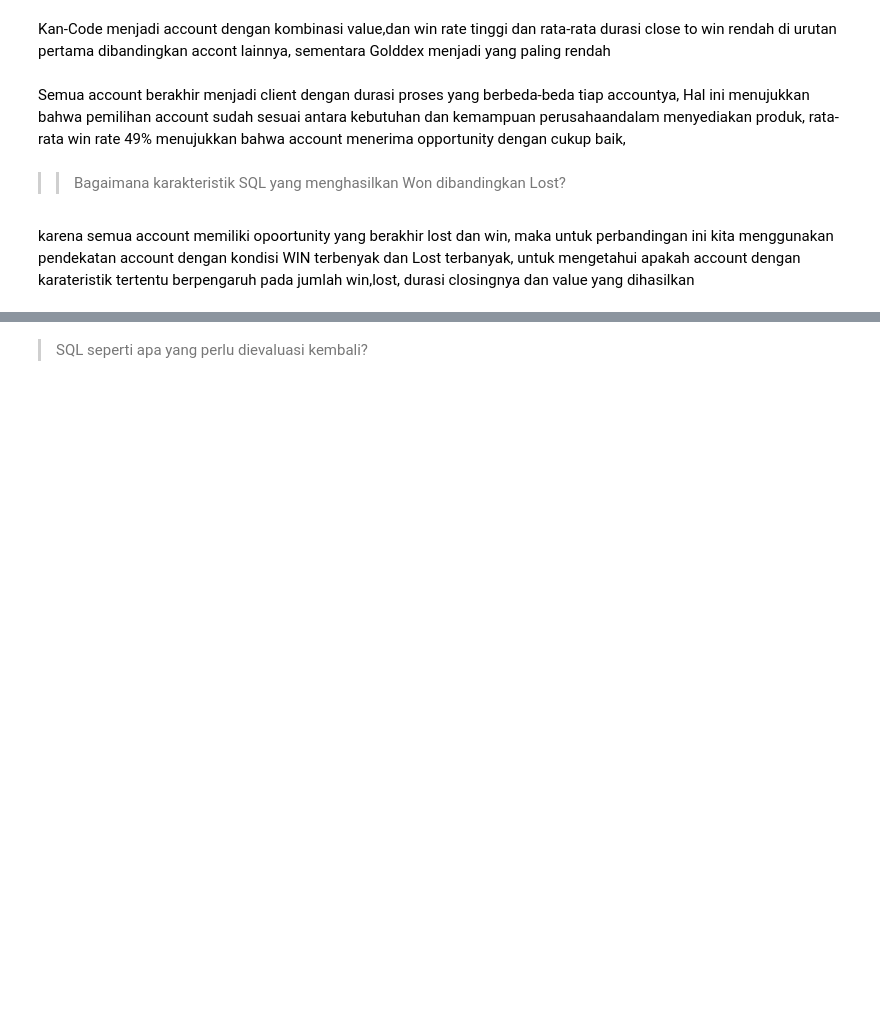
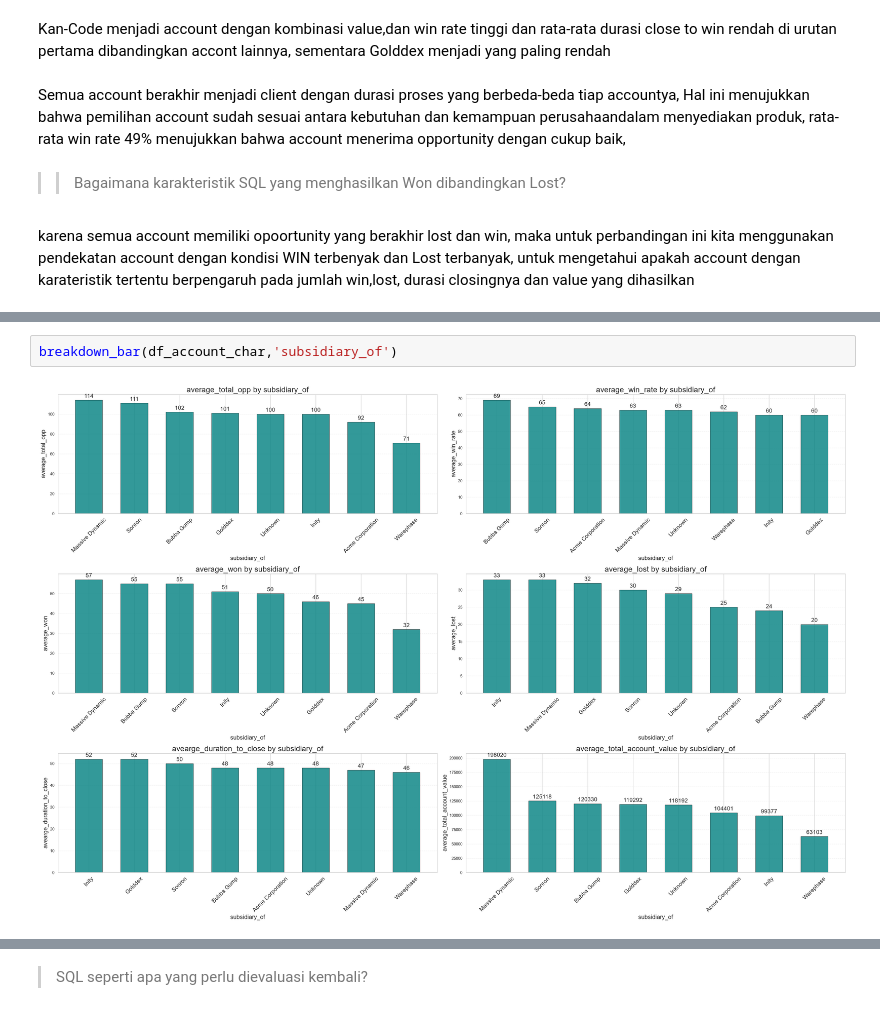
Before and after one commit to hlmtssilvia/B2B_Hardware_Sales_Performance_Analysis, a Jupyter notebook: account_performance.ipynb, the cells around one changed output, grey strips where cells are left out. Cells and saved outputs as stored; diff of their text form; blank space fills up the shorter version.

```diff
--- a/account_performance.ipynb
+++ b/account_performance.ipynb
@@ -822,0 +659,4 @@ plt.show()
+# %%
+breakdown_bar(df_account_char,'subsidiary_of')
+# %% [output]
+[figure, added]
```
Also changed, not shown: parts of 31 cells of this notebook, 2 other files.
